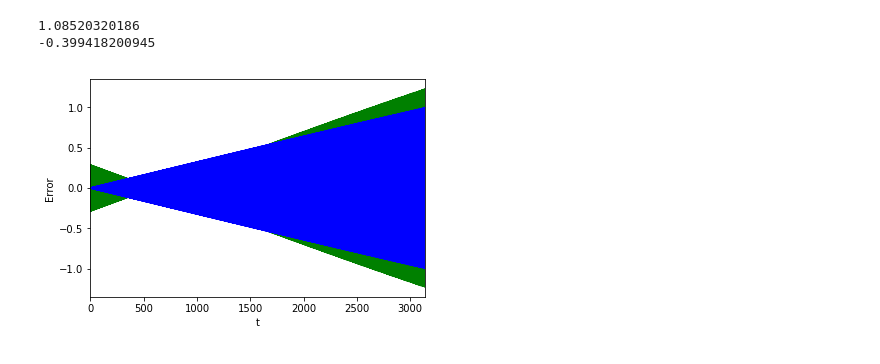
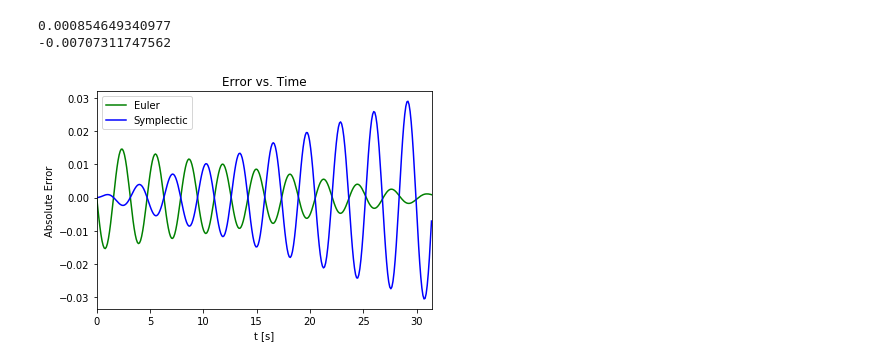
Before and after one commit to remysucre/SimplePendulum, a Jupyter notebook: Pendulum_Symplectic.ipynb, the cells around one changed output. Drawn from its saved outputs; the diff is of its cells as text; code cells hidden in the pictures.

```diff
--- a/Pendulum_Symplectic.ipynb
+++ b/Pendulum_Symplectic.ipynb
@@ -4,14 +4,14 @@ import numpy as np
 import scipy as sp
 from scipy import special
 # %%
-time = 1000*np.pi # total time in seconds
+time = 10*np.pi # total time in seconds
 dt=0.1 # Timestep
 nt = int(time / dt) # number of time steps
-t0=0; theta0=np.pi*0.5; #Initial time and value
+t0=0; theta0=np.pi*0.05; #Initial time and value
 
 order = 3 # order of symplectic integrator
 
-k = 4.0 # define k
+k = 2.0 # define k
 g = 10 # define g for energy analysis
 
 t=np.linspace(t0,nt*dt,nt) #Iniatialize time array
@@ -52,7 +53,9 @@ def symplectic(t,k,dt,theta0,order):
     u=np.zeros(nt)
     theta[0]=theta0
 
-    if (order == 2):
+    if (order == 1):
+        return euler(t,k,dt,theta0)
+    elif (order == 2):
         c = np.array([0, 1, 0, 0])
         d = np.array([0.5, 0.5, 0, 0])
     elif (order == 3):
@@ -136,19 +144,22 @@ plt.show()
 # %%
 #Plot the error
 errEuler = thetaEuler - thetaAna
 errSym = thetaSym - thetaAna
 
+# use error at last time step
 print(errEuler[-1])
 print(errSym[-1])
 
-plt.plot(t,errEuler, color = 'g') # Euler function error is green
-plt.plot(t,errSym, color = 'b') # Symplectic error is blue
-plt.xlabel('t')
-plt.ylabel('Error')
+plt.plot(t,errEuler,color='g',label="Euler") # Euler function error is green
+plt.plot(t,errSym,color='b',label="Symplectic") # Symplectic error is blue
+plt.xlabel('t [s]')
+plt.ylabel('Absolute Error')
 plt.xlim(0,dt*nt)
+plt.title("Error vs. Time")
+plt.legend()
 plt.show()
 # %% [output]
-1.08520320186
--0.399418200945
+0.000854649340977
+-0.00707311747562
-[figure, old version]
+[figure, new version]
 # %%
```
Also changed, not shown: parts of 7 cells of this notebook.
